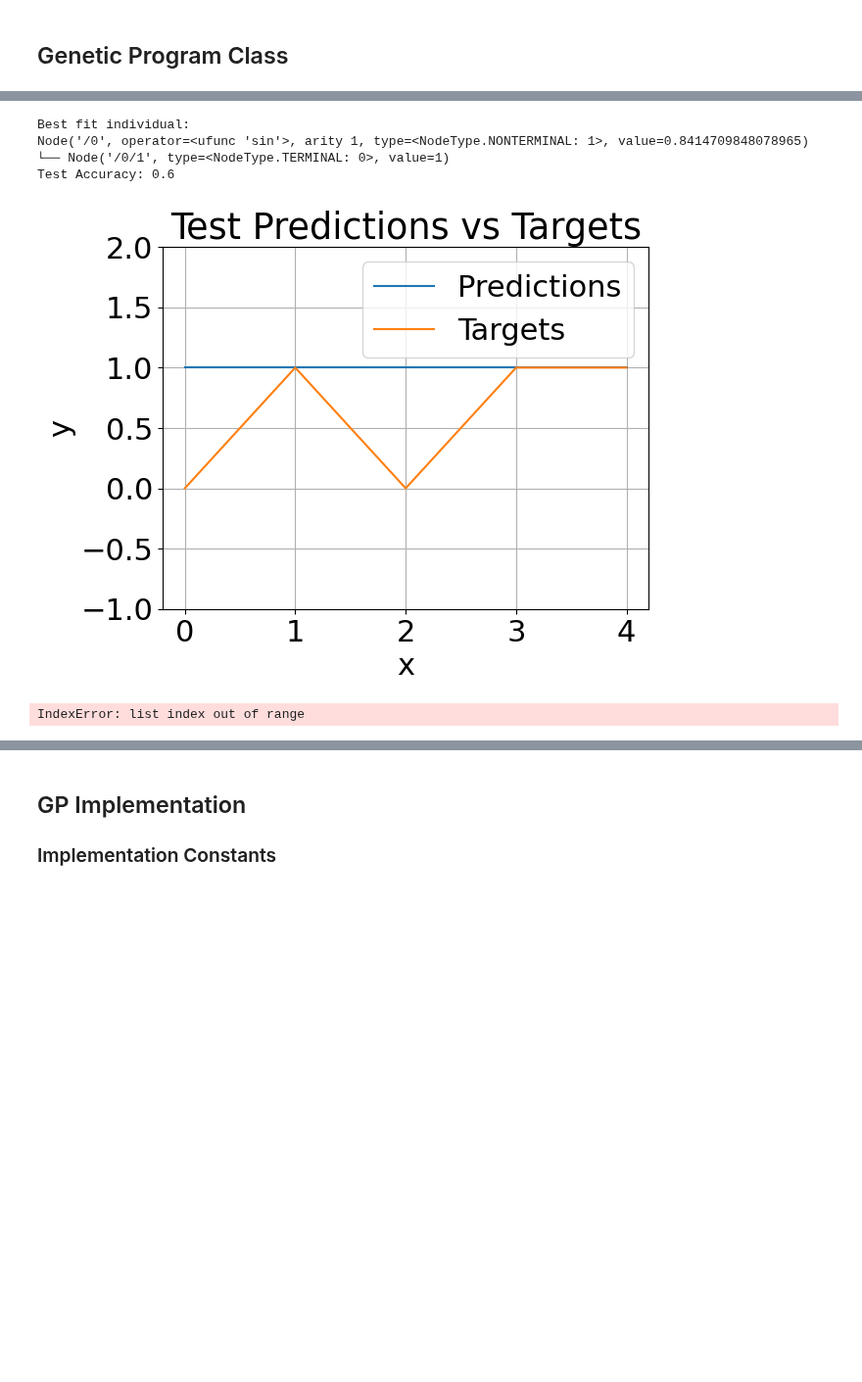
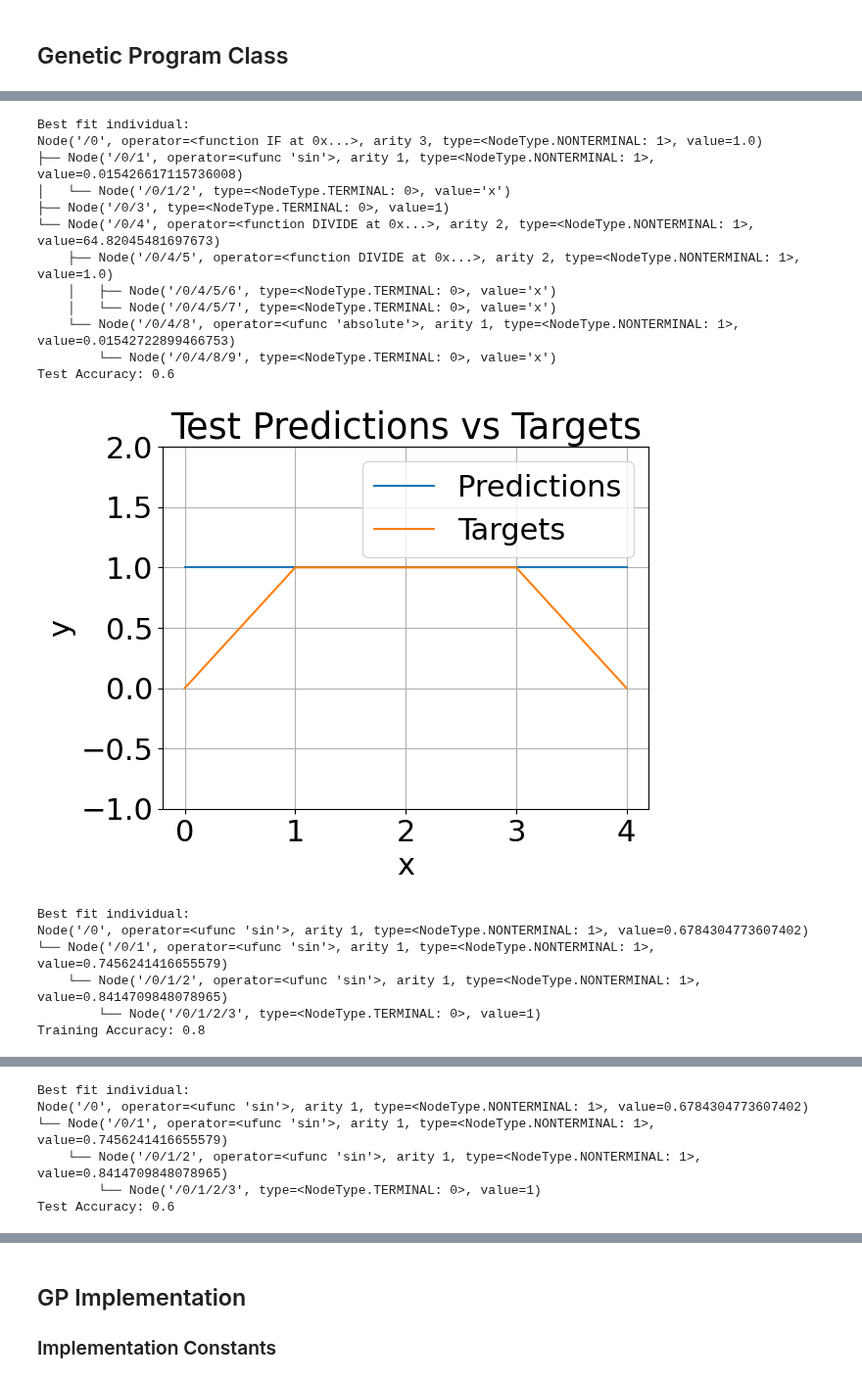
Before and after one commit to SethCram/CS472-EvolutionaryComputation, a Jupyter notebook: Proj4_BreastCancerResearch/NNwithGAvsGP.ipynb, the cells around one changed output, grey strips where cells are left out. Shown at 98% size. Drawn from its saved outputs; the diff is of its cells as text; code cells hidden in the pictures; blank space fills up the shorter version.

```diff
--- a/Proj4_BreastCancerResearch/NNwithGAvsGP.ipynb
+++ b/Proj4_BreastCancerResearch/NNwithGAvsGP.ipynb
@@ -474,6 +466,8 @@ class GP():
 
         #needed for migration pop creation
         #assert self.migration_size > 3
+        #can't have more immigrants than pop size
+        assert self.populationSize > migration_size
 
         self.population = self.localPopulation #could just be empty list
         self.recievedMigrants = []
@@ -915,6 +917,19 @@ Training Accuracy: 0.8
 Best fit individual:
-Node('/0', operator=<ufunc 'sin'>, arity 1, type=<NodeType.NONTERMINAL: 1>, value=0.8414709848078965)
-└── Node('/0/1', type=<NodeType.TERMINAL: 0>, value=1)
+Node('/0', operator=<function IF at 0x...>, arity 3, type=<NodeType.NONTERMINAL: 1>, value=1.0)
+├── Node('/0/1', operator=<ufunc 'sin'>, arity 1, type=<NodeType.NONTERMINAL: 1>, value=0.015426617115736008)
+│   └── Node('/0/1/2', type=<NodeType.TERMINAL: 0>, value='x')
+├── Node('/0/3', type=<NodeType.TERMINAL: 0>, value=1)
+└── Node('/0/4', operator=<function DIVIDE at 0x...>, arity 2, type=<NodeType.NONTERMINAL: 1>, value=64.82045481697673)
+    ├── Node('/0/4/5', operator=<function DIVIDE at 0x...>, arity 2, type=<NodeType.NONTERMINAL: 1>, value=1.0)
+    │   ├── Node('/0/4/5/6', type=<NodeType.TERMINAL: 0>, value='x')
+    │   └── Node('/0/4/5/7', type=<NodeType.TERMINAL: 0>, value='x')
+    └── Node('/0/4/8', operator=<ufunc 'absolute'>, arity 1, type=<NodeType.NONTERMINAL: 1>, value=0.01542722899466753)
+        └── Node('/0/4/8/9', type=<NodeType.TERMINAL: 0>, value='x')
 Test Accuracy: 0.6
-[figure, old version]
+[figure, new version]
-IndexError: list index out of range
+Best fit individual:
+Node('/0', operator=<ufunc 'sin'>, arity 1, type=<NodeType.NONTERMINAL: 1>, value=0.6784304773607402)
+└── Node('/0/1', operator=<ufunc 'sin'>, arity 1, type=<NodeType.NONTERMINAL: 1>, value=0.7456241416655579)
+    └── Node('/0/1/2', operator=<ufunc 'sin'>, arity 1, type=<NodeType.NONTERMINAL: 1>, value=0.8414709848078965)
+        └── Node('/0/1/2/3', type=<NodeType.TERMINAL: 0>, value=1)
+Training Accuracy: 0.8
@@ -920,0 +937,6 @@ IndexError: list index out of range
+Best fit individual:
+Node('/0', operator=<ufunc 'sin'>, arity 1, type=<NodeType.NONTERMINAL: 1>, value=0.6784304773607402)
+└── Node('/0/1', operator=<ufunc 'sin'>, arity 1, type=<NodeType.NONTERMINAL: 1>, value=0.7456241416655579)
+    └── Node('/0/1/2', operator=<ufunc 'sin'>, arity 1, type=<NodeType.NONTERMINAL: 1>, value=0.8414709848078965)
+        └── Node('/0/1/2/3', type=<NodeType.TERMINAL: 0>, value=1)
+Test Accuracy: 0.6
```
Also changed, not shown: parts of 11 cells of this notebook.
